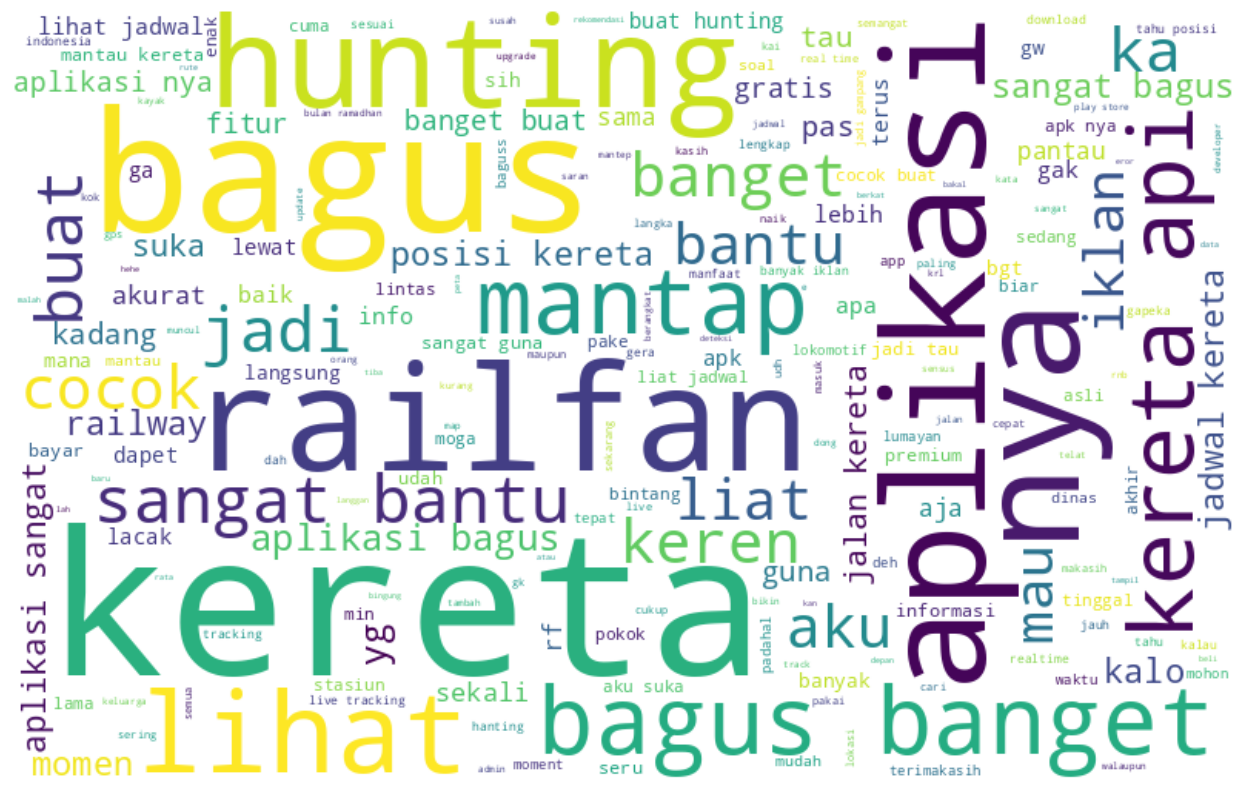
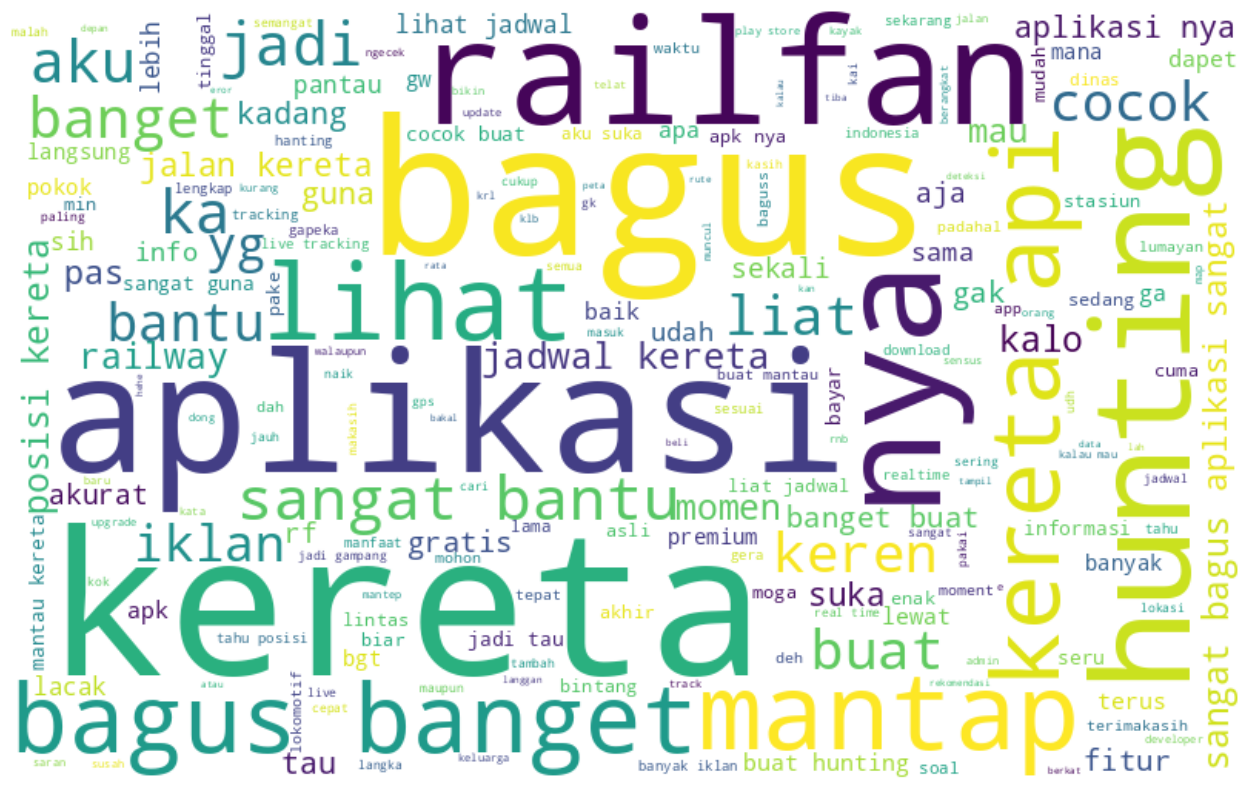
Unified diff of the notebook cell whose output changed from the first chart to the second:
--- before
+++ after
@@ -11,3 +11,3 @@
 plt.imshow(wordcloud, interpolation='bilinear')
 plt.axis('off')
-3plt.show()
+plt.show()

Commit: Created using Colab